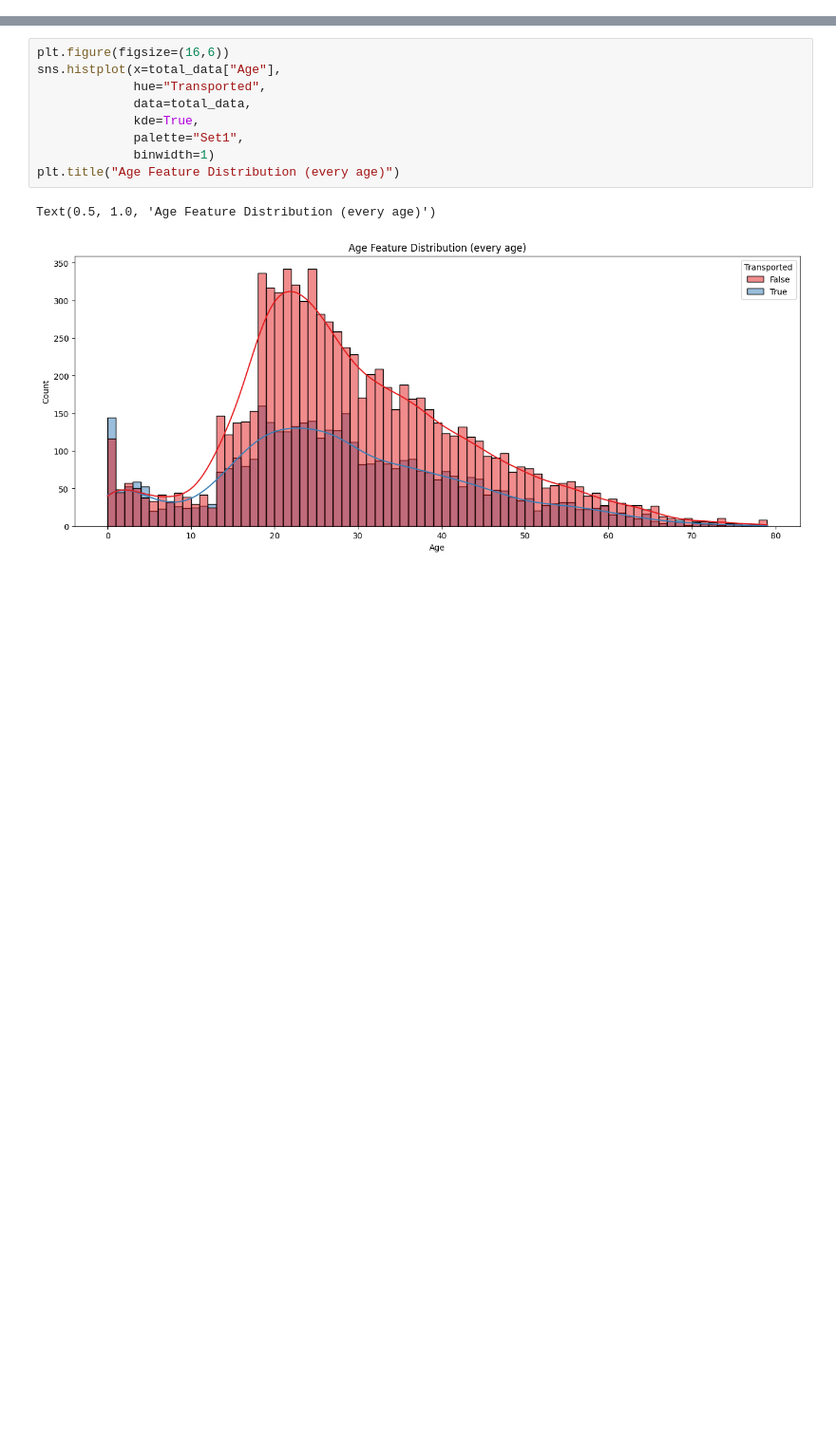
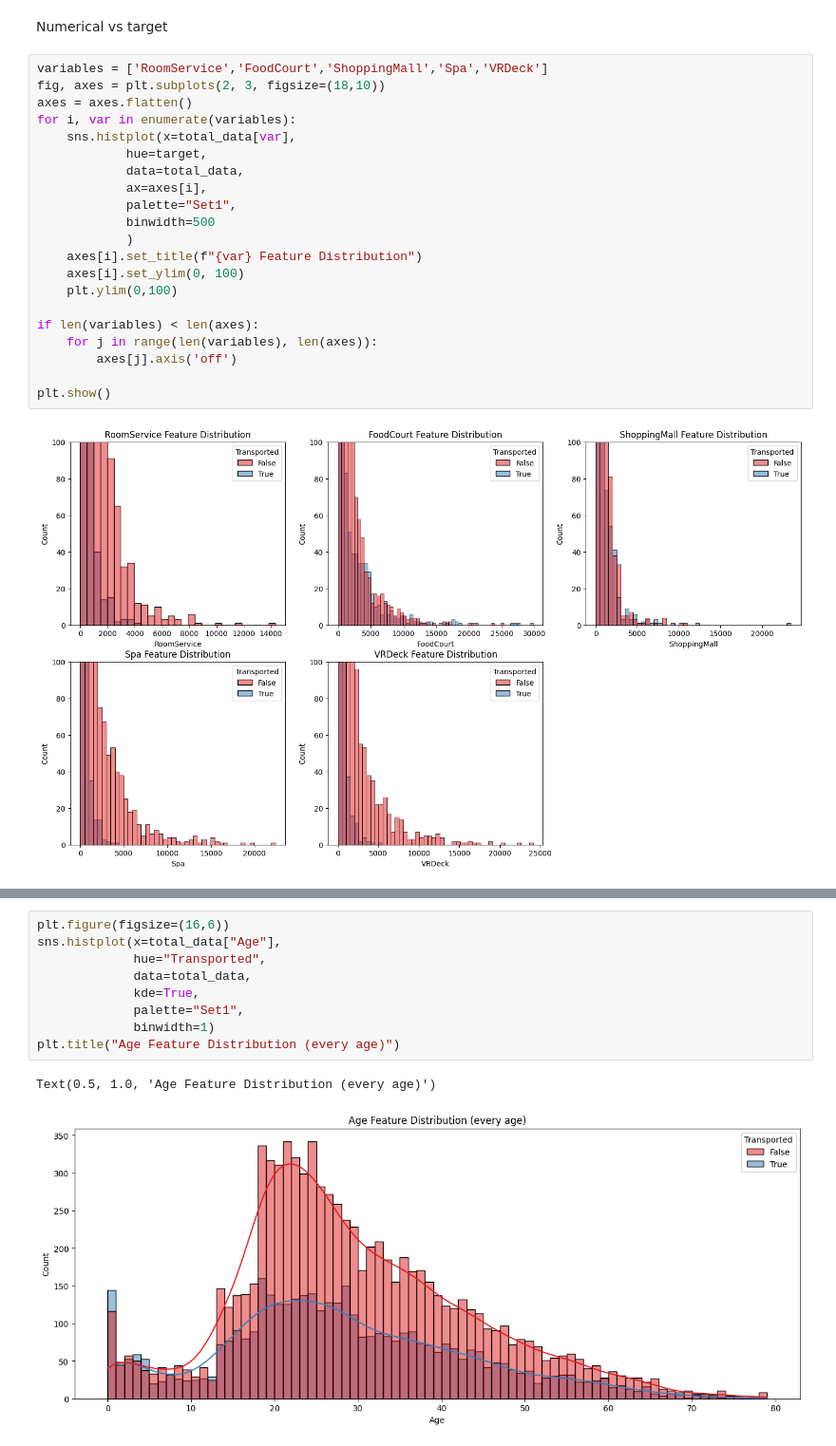
Before and after one commit to FEFO2/Spaceship-titanic, a Jupyter notebook: src/EDA2.ipynb, the cells around one changed output, grey strips where cells are left out. Shown at 95% size. Cells and saved outputs as stored; diff of their text form; blank space fills up the shorter version.

```diff
--- a/src/EDA2.ipynb
+++ b/src/EDA2.ipynb
@@ -38,0 +64,25 @@ total_data.head(3)
+# %% [markdown]
+Numerical vs target
+# %%
+variables = ['RoomService','FoodCourt','ShoppingMall','Spa','VRDeck']
+fig, axes = plt.subplots(2, 3, figsize=(18,10))
+axes = axes.flatten()
+for i, var in enumerate(variables):
+    sns.histplot(x=total_data[var],
+            hue=target,
+            data=total_data,
+            ax=axes[i],
+            palette="Set1",
+            binwidth=500
+            )
+    axes[i].set_title(f"{var} Feature Distribution")
+    axes[i].set_ylim(0, 100)
+    plt.ylim(0,100)
+
+if len(variables) < len(axes):
+    for j in range(len(variables), len(axes)):
+        axes[j].axis('off')
+
+plt.show()
+# %% [output]
+[figure, added]
```
Also changed, not shown: parts of 21 cells of this notebook, 2 other files.
